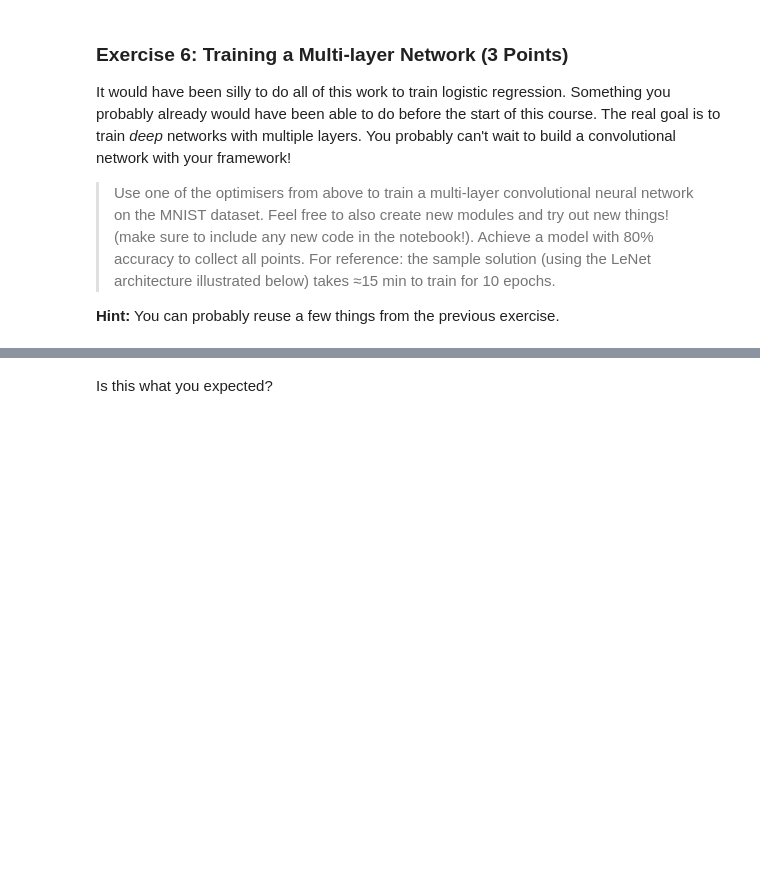
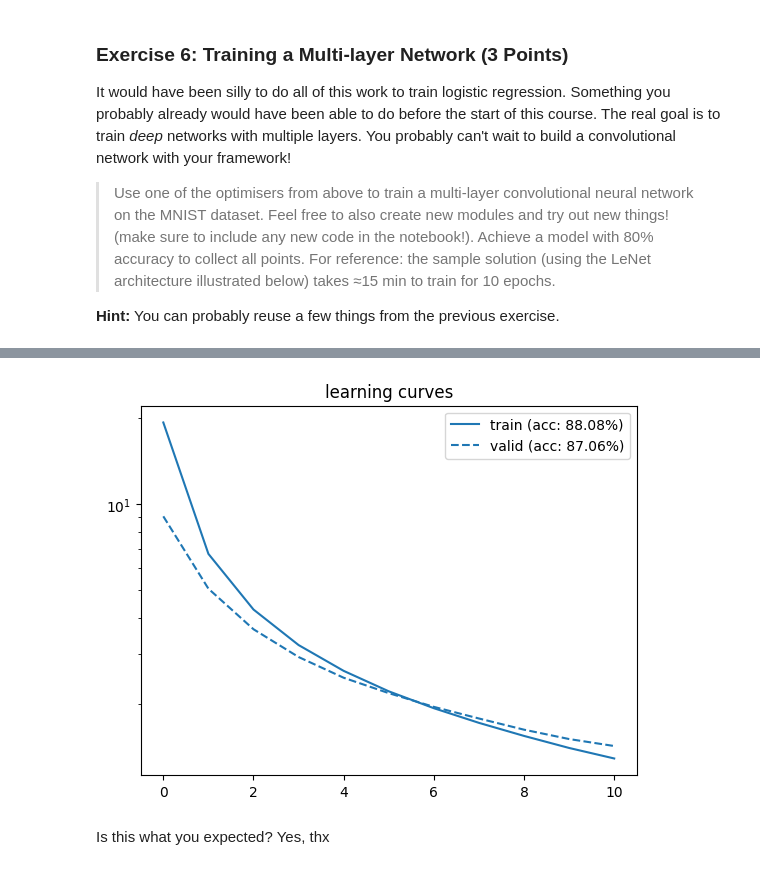
Before and after one commit to th3lias/DeepLearning1, a Jupyter notebook: 04/Assignment4.ipynb, the cells around one changed output, grey strips where cells are left out. Saved outputs shown, nothing was run; the diff lists cells and outputs as text; code cells hidden in the pictures; blank space fills up the shorter version.

```diff
--- a/04/Assignment4.ipynb
+++ b/04/Assignment4.ipynb
@@ -687,0 +789,14 @@ raise NotImplementedError()
+# %%
+cnn = Sequential(
+    Convolution(1, 8, (5, 5), strides=1),
+    ScaledTanh(),
+    MaxPool2d((2, 2)),
+    Convolution(8, 16, (5, 5), strides=1),
+    ScaledTanh(),
+    MaxPool2d((2, 2)),
+    Flatten(),
+    Linear(400, 10)
+)
+loss = LogitCrossEntropy()
+adamax = Adamax(cnn.parameters(), lr=1e-3)
+train_errors, valid_errors = train(train_loader, valid_loader, cnn, loss, adamax, epochs=10)
@@ -688,6 +815,9 @@ raise NotImplementedError()
 # %%
-plot_curves(cnn, train_err, valid_err);
+plot_curves(cnn, train_errors, valid_errors);
+# %% [output]
+[figure, added]
 # %% [markdown]
 Is this what you expected?
+Yes, thx
 # %%
 # Test Cell: do not edit or delete!
```
Also changed, not shown: parts of 15 cells of this notebook.
